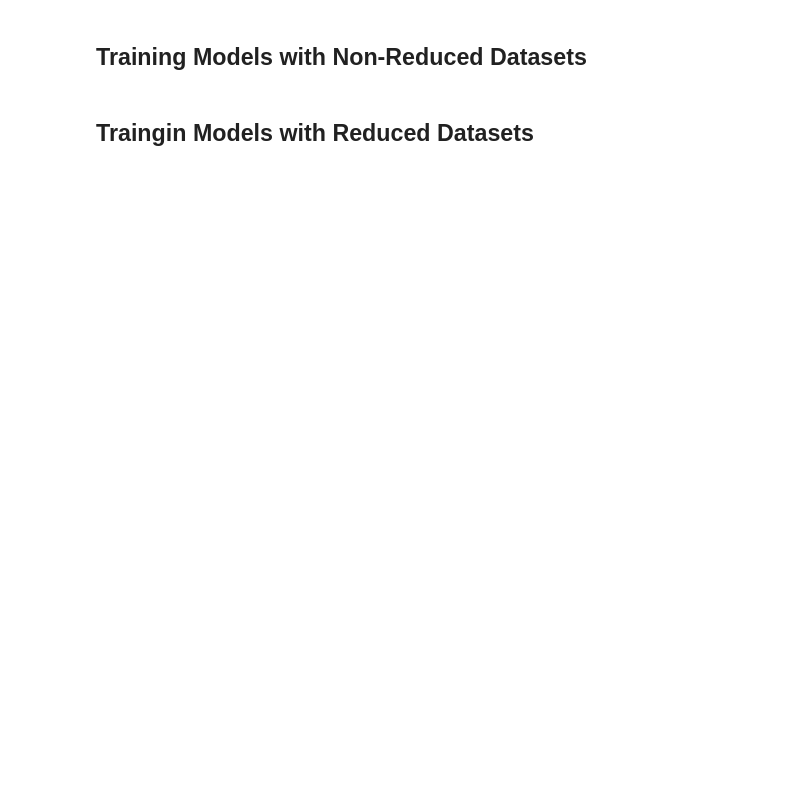
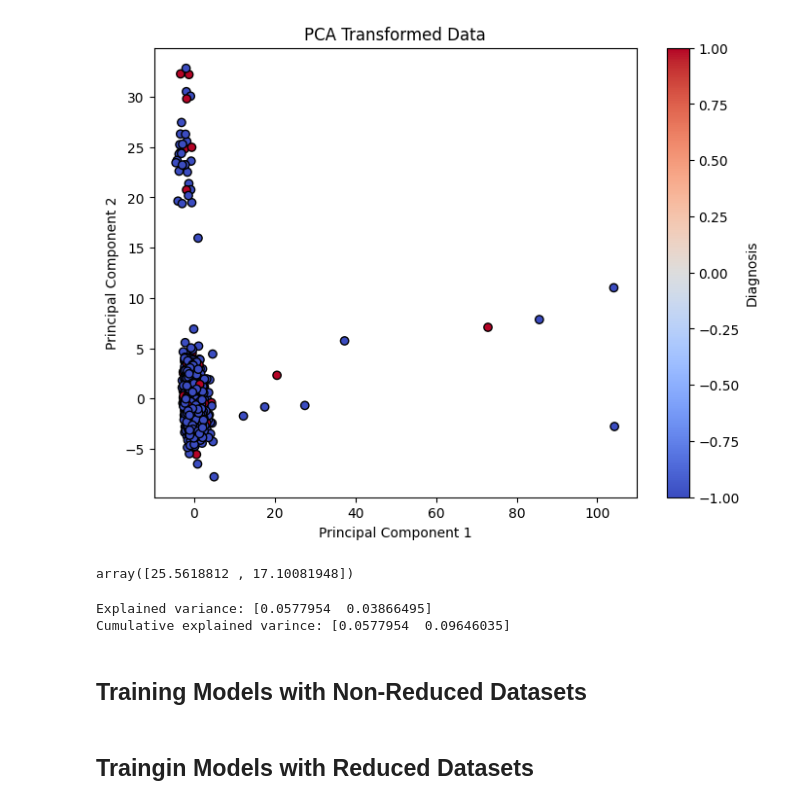
Before and after one commit to GrantOstafichuk/Dimensionality-Reduction, a Jupyter notebook: dimensionality_reduction.ipynb, the cells around one changed output. Saved outputs shown, nothing was run; the diff lists cells and outputs as text; code cells hidden in the pictures; blank space fills up the shorter version.

```diff
--- a/dimensionality_reduction.ipynb
+++ b/dimensionality_reduction.ipynb
@@ -44,0 +94,16 @@ from sklearn.mixture import GaussianMixture
+# %%
+# our pipeline -----
+pipeline = Pipeline([
+        ("imputer", SimpleImputer(strategy="median")),
+        ("scaler", StandardScaler())
+])
+
+# new X and y -----
+X = df.drop(columns=["target"])
+y = df["target"]
+
+X = pipeline.fit_transform(X)
+
+# sanity check -----
+assert X.shape == (1567, 558), "data not the correct size"
+assert y.shape == (1567,), "labels not the correct size"
@@ -47,3 +134,29 @@ from sklearn.mixture import GaussianMixture
+# %%
+# PCA -----
+pca_2d = PCA(n_components=2)
+pca_transformed_2d = pca_2d.fit_transform(X)
+
+x_2d, y_2d = zip(*pca_transformed_2d)
+
+plt.figure(figsize=(8,6))
+plt.scatter(x_2d, y_2d, c=y, cmap='coolwarm', edgecolor='k')
+plt.xlabel("Principal Component 1")
+plt.ylabel("Principal Component 2")
+plt.title("PCA Transformed Data")
+plt.colorbar(label="Diagnosis")
+plt.show()
+
+print(f"{pca_2d.explained_variance_}")
+# %% [output]
+[figure, added]
+array([25.5618812 , 17.10081948])
+# %%
+# our explained variance -----
+print(f"Explained variance: {pca_2d.explained_variance_ratio_}")
+print(f"Cumulative explained varince: {np.cumsum(pca_2d.explained_variance_ratio_)}")
+# %% [output]
+Explained variance: [0.0577954  0.03866495]
+Cumulative explained varince: [0.0577954  0.09646035]
 # %% [markdown]
 ## Training Models with Non-Reduced Datasets
 # %% [markdown]
```
Also changed, not shown: parts of 7 cells of this notebook, 1 other file.
